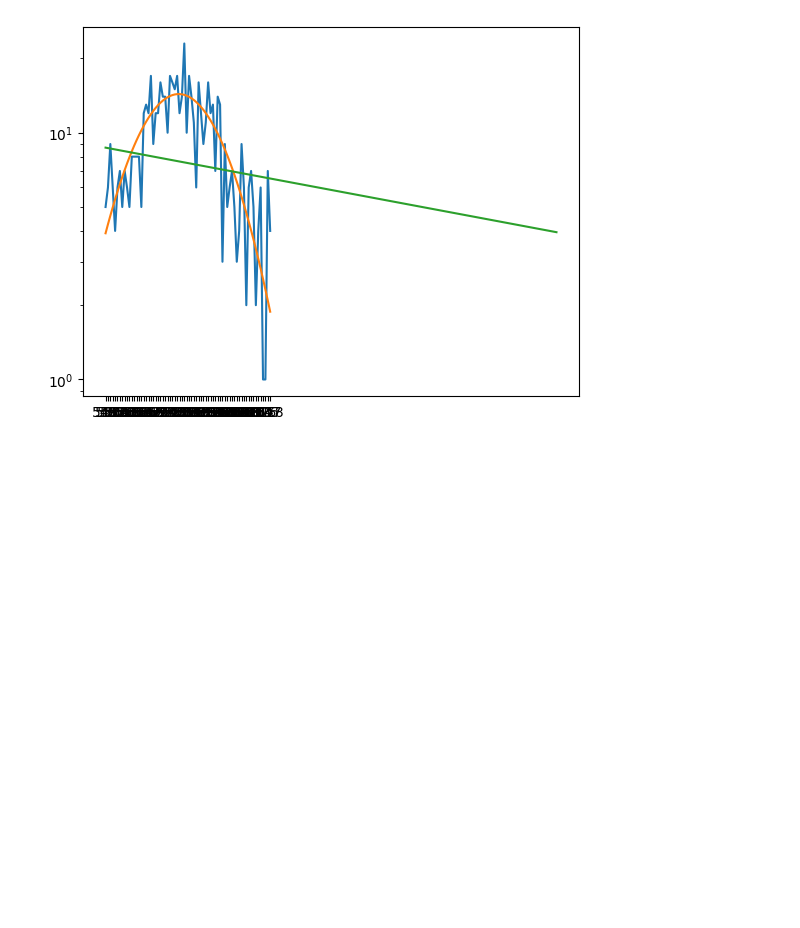
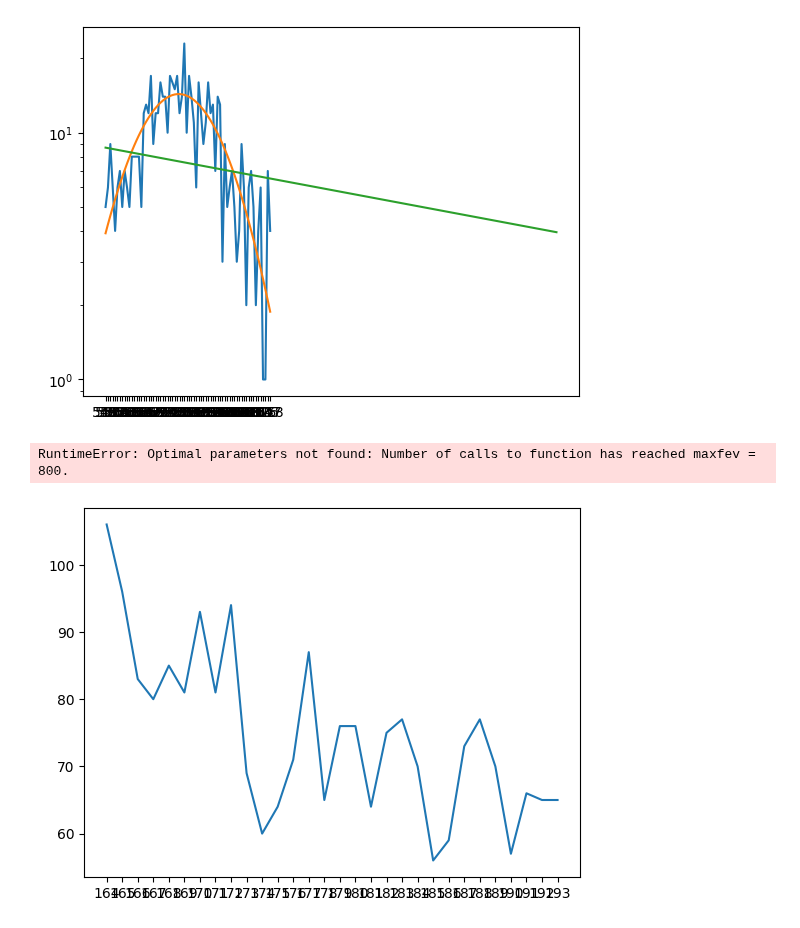
Before and after one commit to Gish-Sky/E11_LabWork, a Jupyter notebook: Spectroscopy Analysis only cs137 and u238.ipynb, the cells around one changed output. Drawn from its saved outputs; the diff is of its cells as text; code cells hidden in the pictures; blank space fills up the shorter version.

```diff
--- a/Spectroscopy Analysis only cs137 and u238.ipynb
+++ b/Spectroscopy Analysis only cs137 and u238.ipynb
@@ -1399,3 +1391,42 @@ print(f'number of counts for Cs137 = {definite_integral}')
 # %% [output]
 number of counts for Cs137 = 306.292118152233
 [figure]
+# %%
+#Energy Peak for Cs-137 is 662 keV
+df_Dwinelle_Cs137 = df_Dwinelle[165: 189] #Extra points to better fit the exponential curve
+df_Dwinelle_Cs137_gaussian = df_Dwinelle[165: 195] #The gaussian curve itself
+plt.plot(df_Dwinelle_Cs137_gaussian)
+
+#Gaussian Fit
+Dwinelle_Cs137_gaussian_index = df_Dwinelle_Cs137_gaussian.index
+Dwinelle_Cs137_gaussian_index = np.arange(len(Dwinelle_Cs137_gaussian_index))
+Dwinelle_Cs137_gaussian_values = df_Dwinelle_Cs137_gaussian.values
+Dwinelle_Cs137_gaussian_values = Dwinelle_Cs137_gaussian_values.flatten()
+
+std = np.std(Dwinelle_Cs137_gaussian_values)
+mean = np.mean(Dwinelle_Cs137_gaussian_values)
+
+def gaussian(x, amplitude, mean, std):
+    return amplitude * np.exp(-((x - mean) / std) ** 2 / 2)
+
+initial_guess = (1, mean, std)
+params, covariance = curve_fit(gaussian, Dwinelle_Cs137_gaussian_index, Dwinelle_Cs137_gaussian_values, p0 = initial_guess)
+amplitude, mean, std = params
+
+plt.plot(Dwinelle_Cs137_gaussian_index, gaussian(Dwinelle_Cs137_gaussian_index, amplitude, mean, std))
+
+#Exponential Fit
+Dwinelle_Cs137_index = df_Dwinelle_Cs137.index
+Dwinelle_Cs137_index = np.arange(len(Dwinelle_Cs137_index))
+Dwinelle_Cs137_values = df_Dwinelle_Cs137.values
+Dwinelle_Cs137_values = Dwinelle_Cs137_values.flatten()
+def exponential_func2(x, a, b):
+    return a * np.exp(-b * x)
+
+params, covariance = curve_fit(exponential_func2, Dwinelle_Cs137_index, Dwinelle_Cs137_values)
+a, b = params
+plt.plot(Dwinelle_Cs137_index, exponential_func2(Dwinelle_Cs137_index, a, b))
+plt.yscale('log')
+# %% [output]
+RuntimeError: Optimal parameters not found: Number of calls to function has reached maxfev = 800.
+[figure, added]
```
Also changed, not shown: parts of 6 cells of this notebook.
